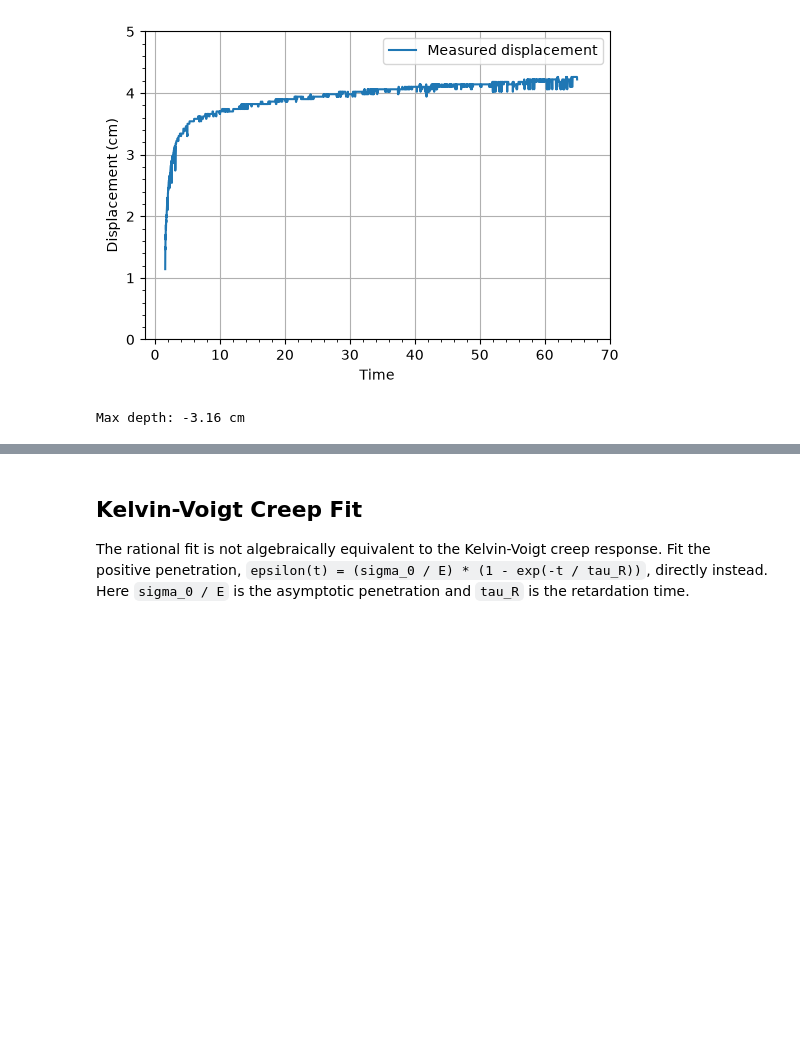
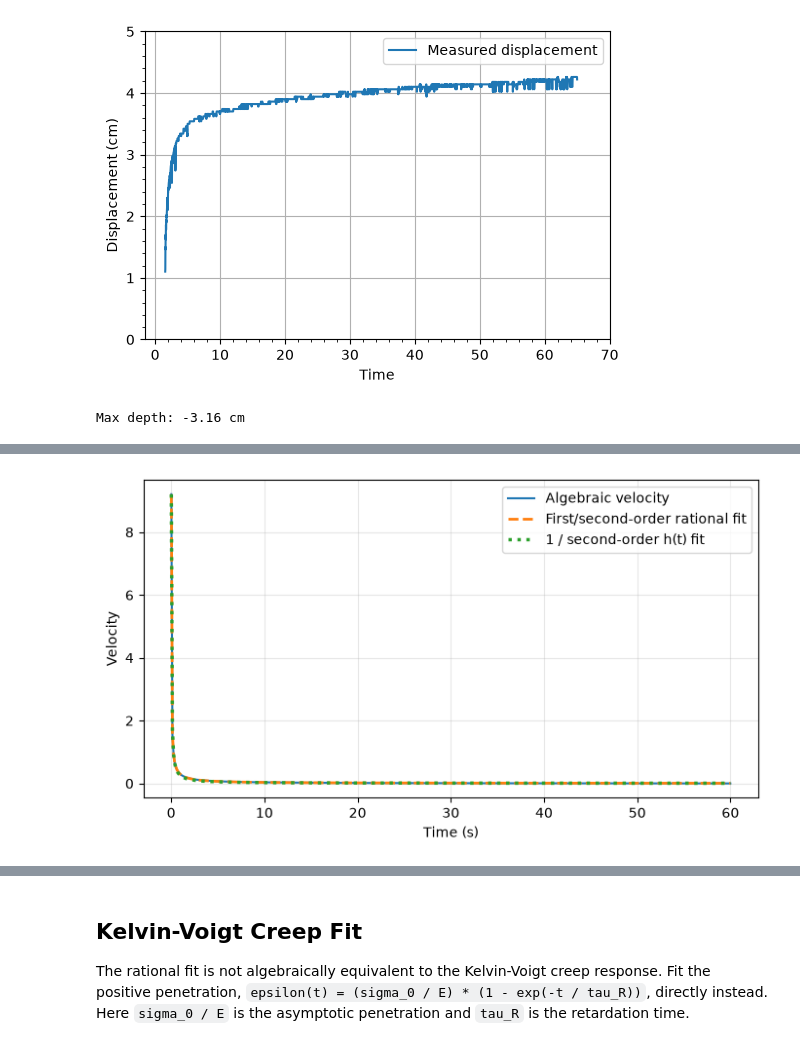
Before and after one commit to OzzysMess/clamming, a Jupyter notebook: master_notes.ipynb, the cells around one changed output, grey strips where cells are left out. Drawn from its saved outputs; the diff is of its cells as text; code cells hidden in the pictures; blank space fills up the shorter version.

```diff
--- a/master_notes.ipynb
+++ b/master_notes.ipynb
@@ -801,0 +789,85 @@ R^2 = 0.9176
+# %%
+def rational_velocity(time, numerator_constant, numerator_slope, denominator_slope, denominator_quadratic):
+    numerator = numerator_constant + numerator_slope * time
+    denominator = 1.0 + denominator_slope * time + denominator_quadratic * time**2
+    return numerator / denominator
+
+rational_time = np.asarray(algebraic_fit_time, dtype=float)
+rational_velocity_data = np.asarray(algebraic_velocity, dtype=float)
+valid_rational = np.isfinite(rational_time) & np.isfinite(rational_velocity_data)
+
+rational_params, rational_covariance = curve_fit(
+    rational_velocity,
+    rational_time[valid_rational],
+    rational_velocity_data[valid_rational],
+    p0=(rational_velocity_data[valid_rational][0], 0.0, 0.0, 0.0),
+    maxfev=100000,
+)
+
+rational_velocity_fit = rational_velocity(rational_time, *rational_params)
+rational_residuals = rational_velocity_data - rational_velocity_fit
+rational_ss_res = np.sum(rational_residuals[valid_rational] ** 2)
+rational_ss_tot = np.sum(
+    (rational_velocity_data[valid_rational] - np.mean(rational_velocity_data[valid_rational])) ** 2
+)
+rational_r_squared = 1.0 - rational_ss_res / rational_ss_tot
+
+print("v(t) = (a0 + a1*t) / (1 + b1*t + b2*t^2)")
+print(f"a0 = {rational_params[0]:.8g}")
+print(f"a1 = {rational_params[1]:.8g}")
+print(f"b1 = {rational_params[2]:.8g}")
+print(f"b2 = {rational_params[3]:.8g}")
+print(f"R^2 = {rational_r_squared:.8f}")
+
+
+def reciprocal_quadratic_velocity(time, h0, h1, h2):
+    h = h0 + h1 * time + h2 * time**2
+    return 1.0 / h
+
+reciprocal_params, reciprocal_covariance = curve_fit(
+    reciprocal_quadratic_velocity,
+    rational_time[valid_rational],
+    rational_velocity_data[valid_rational],
+    p0=(1.0 / rational_velocity_data[valid_rational][0], 1.0, 1.0),
+    maxfev=100000,
+)
+
+reciprocal_velocity_fit = reciprocal_quadratic_velocity(rational_time, *reciprocal_params)
+reciprocal_residuals = rational_velocity_data - reciprocal_velocity_fit
+reciprocal_ss_res = np.sum(reciprocal_residuals[valid_rational] ** 2)
+reciprocal_r_squared = 1.0 - reciprocal_ss_res / rational_ss_tot
+
+print("v(t) = 1 / (h0 + h1*t + h2*t^2)")
+print(f"h0 = {reciprocal_params[0]:.8g}")
+print(f"h1 = {reciprocal_params[1]:.8g}")
+print(f"h2 = {reciprocal_params[2]:.8g}")
+print(f"R^2 = {reciprocal_r_squared:.8f}")
+
+fig, ax = plt.subplots(figsize=(7, 4))
+ax.plot(
+    rational_time,
+    rational_velocity_data,
+    label="Algebraic velocity",
+    linewidth=1.5,
+)
+ax.plot(
+    rational_time,
+    rational_velocity_fit,
+    "--",
+    label="First/second-order rational fit",
+    linewidth=2,
+)
+ax.plot(
+    rational_time,
+    reciprocal_velocity_fit,
+    ":",
+    label="1 / second-order h(t) fit",
+    linewidth=2.5,
+)
+ax.set_xlabel("Time (s)")
+ax.set_ylabel("Velocity")
+ax.grid(True, alpha=0.3)
+ax.legend()
+fig.tight_layout()
+plt.show()
+# %% [output]
@@ -801,0 +885 @@ R^2 = 0.9176
+[figure, added]
```
Also changed, not shown: parts of 14 cells of this notebook, 5 other files.
